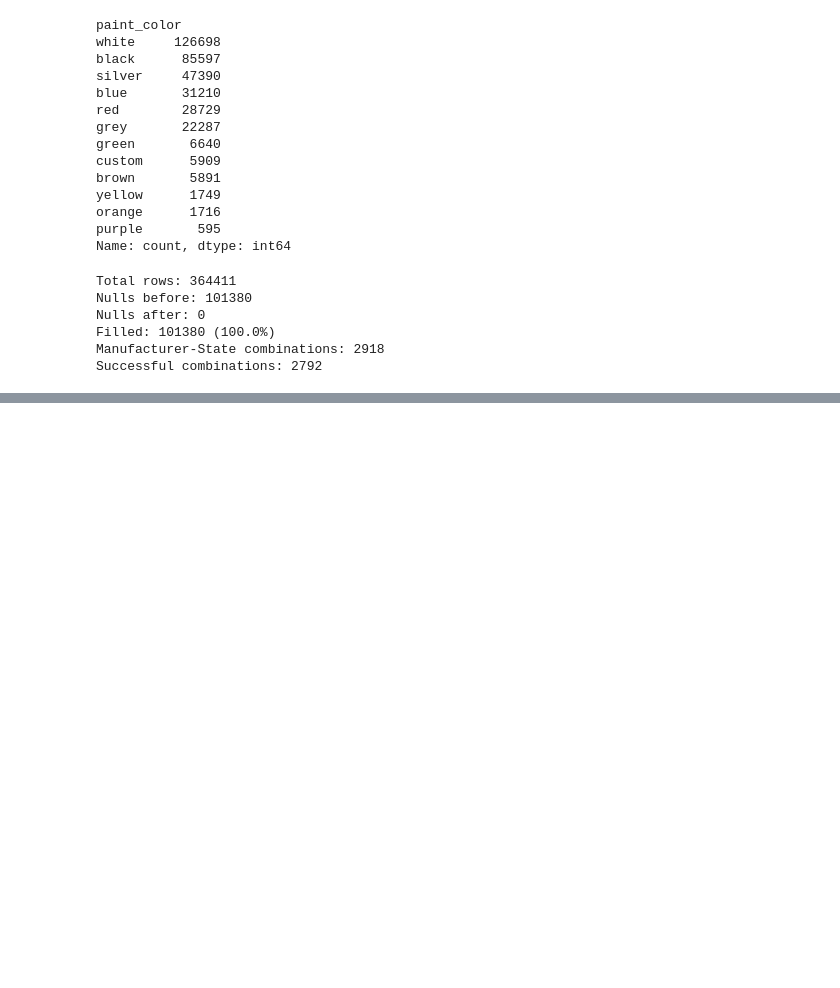
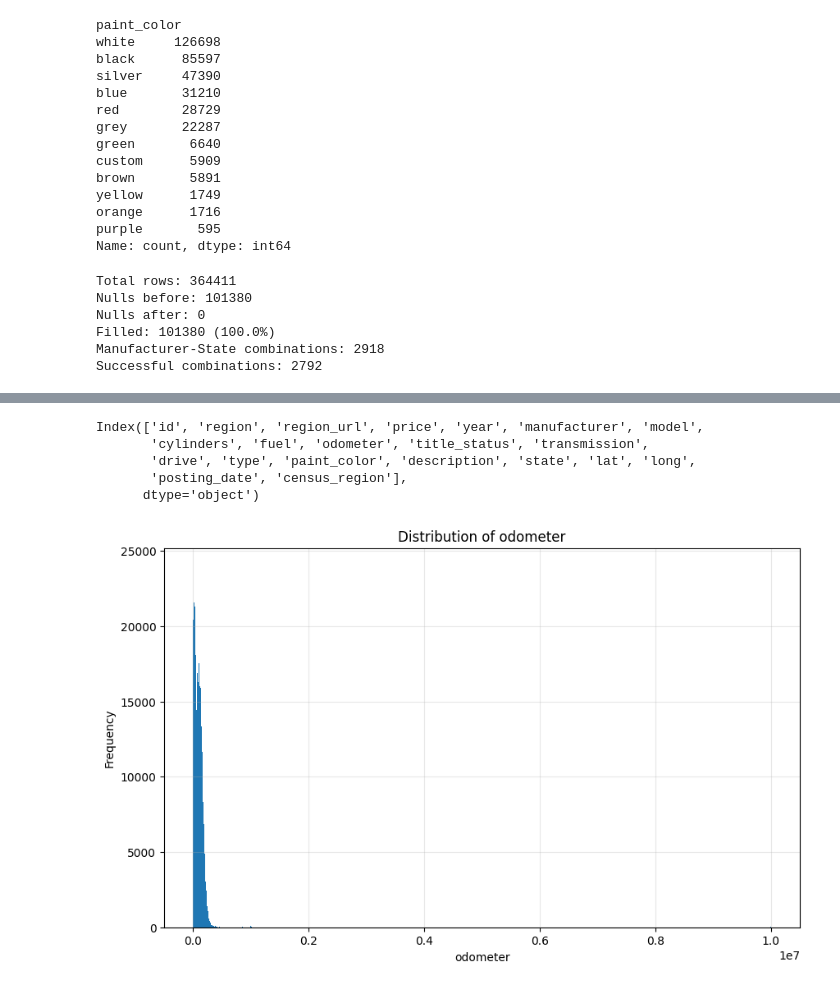
Before and after one commit to Dhruv-88/Deal_IQ, a Jupyter notebook: DataCleaning/data_cleaning.ipynb, the cells around one changed output, grey strips where cells are left out. Cells and saved outputs as stored; diff of their text form; code cells hidden in the pictures; blank space fills up the shorter version.

```diff
--- a/DataCleaning/data_cleaning.ipynb
+++ b/DataCleaning/data_cleaning.ipynb
@@ -589,0 +1127,20 @@ Successful combinations: 2792
+# %%
+df.columns
+# %% [output]
+Index(['id', 'region', 'region_url', 'price', 'year', 'manufacturer', 'model',
+       'cylinders', 'fuel', 'odometer', 'title_status', 'transmission',
+       'drive', 'type', 'paint_color', 'description', 'state', 'lat', 'long',
+       'posting_date', 'census_region'],
+      dtype='object')
+# %%
+
+
+plt.figure(figsize=[10,6])
+plt.hist(df['odometer'],bins=1000)
+plt.xlabel('odometer')
+plt.ylabel('Frequency')
+plt.title('Distribution of odometer')
+plt.grid(True, alpha=0.3)
+plt.show()
+# %% [output]
+[figure, added]
```
Also changed, not shown: parts of 20 cells of this notebook, 4 other files.
